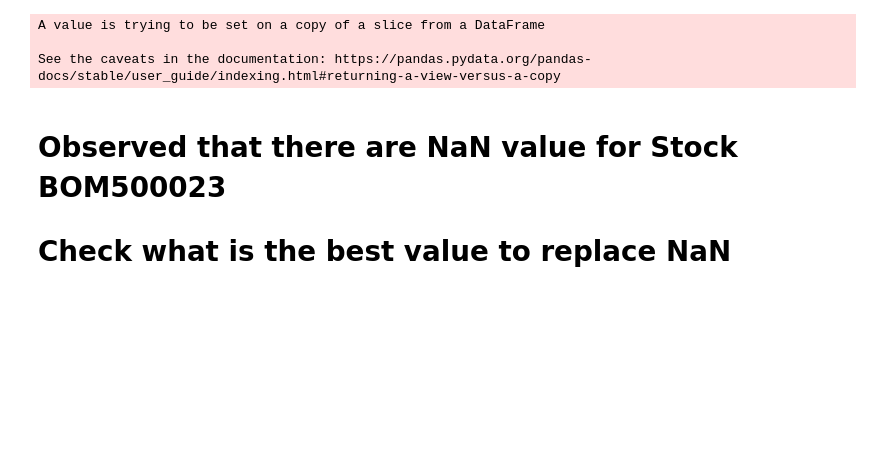
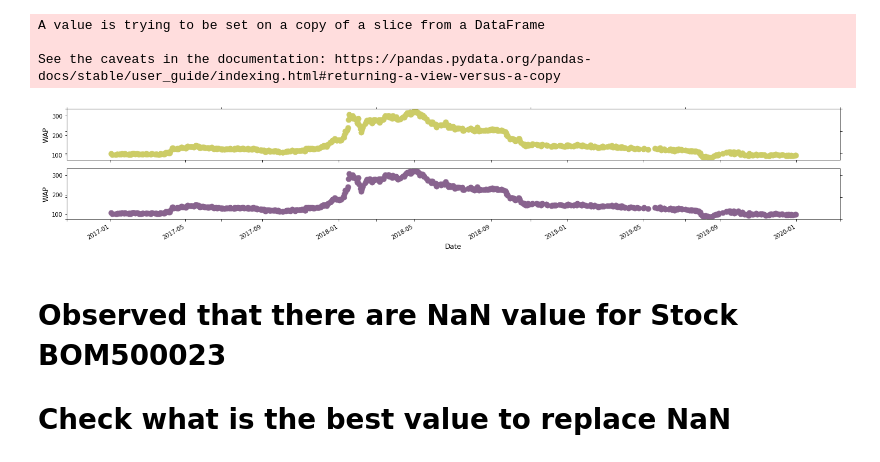
Before and after one commit to santoshgurujula/Springboard, a Jupyter notebook: DataWrangling.ipynb, the cells around one changed output. Drawn from its saved outputs; the diff is of its cells as text; code cells hidden in the pictures; blank space fills up the shorter version.

```diff
--- a/DataWrangling.ipynb
+++ b/DataWrangling.ipynb
@@ -41,6 +44,9 @@ frames = []
 #  Iterate over csv_files
 for csv in csv_files:
     #  Read csv into a DataFrame: df
+    print('reading csv:',csv)
     df = pd.read_csv(csv)
+    df.info()
+    #sns.heatmap(df.isnull(), cbar=False)
     # Append df to frames
     frames.append(df)
@@ -74,7 +102,4 @@ Index(['Unnamed: 0', 'Date', 'Open', 'High', 'Low', 'Close', 'WAP',
       dtype='object')
-# %%
-#Drop unwanted columns
-share_price_df=share_price_df.drop(labels=['Unnamed: 0'],axis=1)
 # %%
 share_price_df.columns
 # %% [output]
@@ -193,3 +207,58 @@ assert_frame_equal(df1, df1)
+# %%
+#Plot  stock
+# Setting figure properties
+params = {'legend.fontsize' : 'large',
+         'figure.figsize': (20,4),
+         'axes.labelsize': 'large',
+         'xtick.labelsize': 'medium',
+         'ytick.labelsize': 'medium'}
+plt.rcParams.update(params)
+
+# Generate colors using nices seaborn color palette
+colors = {"BOM500023": sns.color_palette("Set1", n_colors=8, desat=.5)[5],\
+          "BOM500023_MODIFED": sns.color_palette("Set1", n_colors=8, desat=.5)[3]}
+#add 2 subplots, 1 for original file and another for Pivot
+fig, ax = plt.subplots(2)
+
+BOM500023_df=pd.read_csv('BOM500023.csv')
+BOM500023_modified_df=share_price_pivot_df[[i for i in share_price_pivot_df.columns if i=='Date' or 'BOM500023' in i]]
+#Plot WAP against Date from original file
+ax[0].scatter(pd.DatetimeIndex(BOM500023_df['Date']),
+               BOM500023_df['WAP'],
+               color=colors['BOM500023'],
+               s=80)
+#Plot WAP against Date from Pivot df
+ax[1].scatter(pd.DatetimeIndex(BOM500023_modified_df['Date']),
+               BOM500023_modified_df['WAP_BOM500023'],
+               color=colors['BOM500023_MODIFED'],
+               s=80)
+
+ax[0].set_xlabel("Date")
+ax[0].set_ylabel("WAP")
+
+ax[1].set_xlabel("Date")
+ax[1].set_ylabel("WAP")
+
+# Format x-axis to properly displays dates
+fig.autofmt_xdate()
+#ax.set_xlim(min(pd.DatetimeIndex(BOM500023_modified_df['Date'])), max(pd.DatetimeIndex(BOM500023_modified_df['Date'])))
+#ax.set_ylim([-0.1, 1.1])
+
+# Adding another subplot in order to have common y-label
+fig.add_subplot(111, frameon=False)
+# hide tick and tick label of the common axes
+plt.tick_params(labelcolor='none', top='off', bottom='off', left='off', right='off')
+plt.grid(False)
+
+#plt.xlabel('Date', labelpad=40)
+#plt.ylabel('WAP', labelpad=40)
+
+plt.tight_layout()
+plt.savefig('fig1.png')
+plt.show()
+plt.close()
+# %% [output]
+[figure, added]
 # %% [markdown]
 # Observed that there are NaN value for Stock **BOM500023**
 # Check what is the best value to replace **NaN**
```
Also changed, not shown: parts of 27 cells of this notebook.
